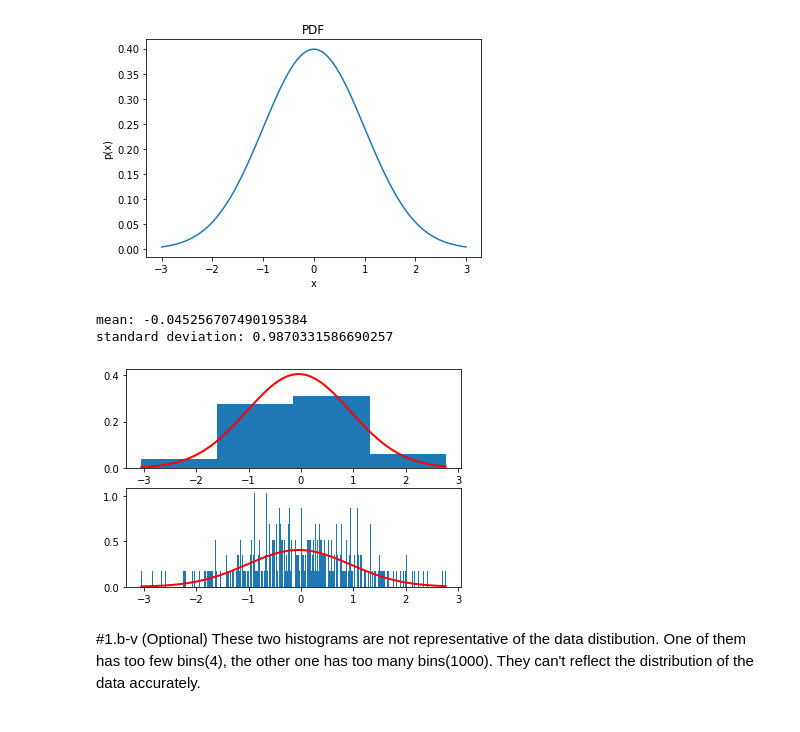
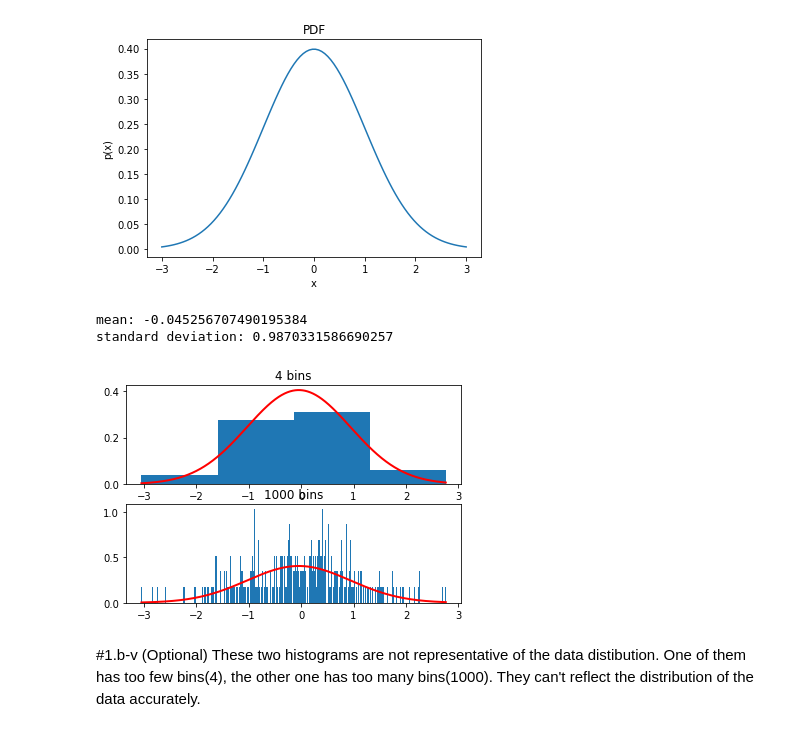
Before and after one commit to Mrxiangli/ECE595, a Jupyter notebook: hw1/HW1.ipynb, the cells around one changed output. Drawn from its saved outputs; the diff is of its cells as text; code cells hidden in the pictures.

```diff
--- a/hw1/HW1.ipynb
+++ b/hw1/HW1.ipynb
@@ -27,26 +27,28 @@ plt.show()
 # %%
 #1.b
 np.random.seed(0) #fixed seed to ensure constant result
 fig2,ax2 = plt.subplots(2,1)
 #1.b-i
 sample = np.random.normal(mu,sigma,1000)
 #1.b-ii
 mu_1,sig_1 = norm.fit(sample)
 y_value = norm(mu_1, sig_1)
 #1.b-iii
 x = np.linspace(min(sample),max(sample), 1000)
 ax2[0].hist(sample,4,density=True)
+ax2[0].set_title("4 bins")
 ax2[1].hist(sample,1000,density=True)
+ax2[1].set_title("1000 bins")
 #1.b-iv
 ax2[0].plot(x,y_value.pdf(x),'r-', lw=2, label='norm pdf')
 ax2[1].plot(x,y_value.pdf(x),'r-', lw=2, label='norm pdf')
 print("mean: {}".format(mu_1))
 print("standard deviation: {}".format(sig_1))
 plt.show()
 # %% [output]
 mean: -0.045256707490195384
 standard deviation: 0.9870331586690257
-[figure, old version]
+[figure, new version]
 # %% [markdown]
 #1.b-v (Optional)
 These two histograms are not representative of the data distibution. One of them has too few bins(4), the other one has too many bins(1000). They can't reflect the distribution of the data accurately.
```
Also changed, not shown: parts of 5 cells of this notebook.
